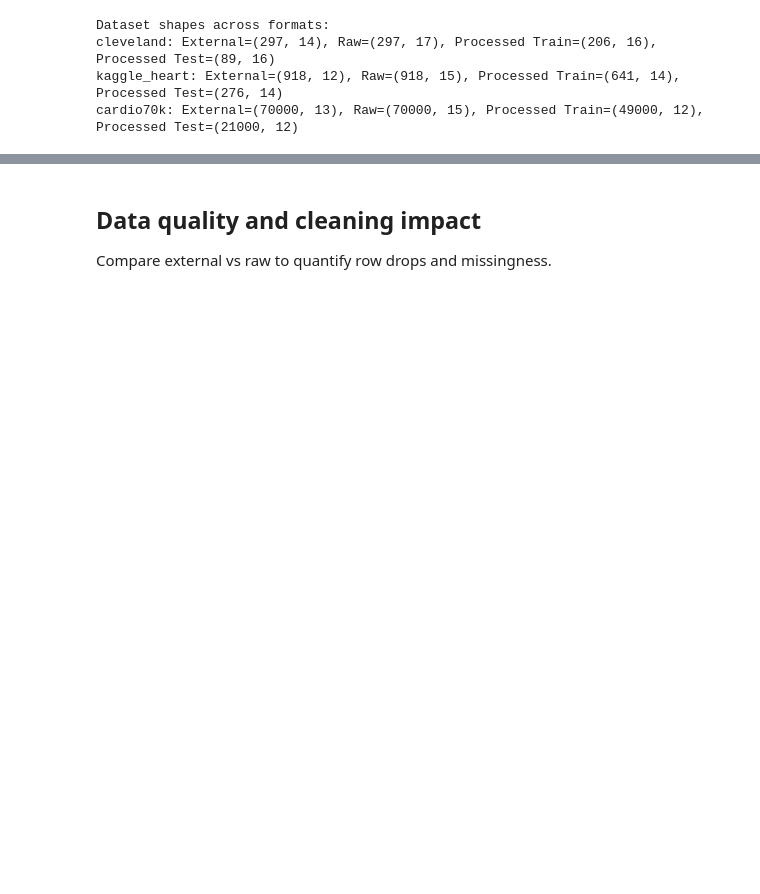
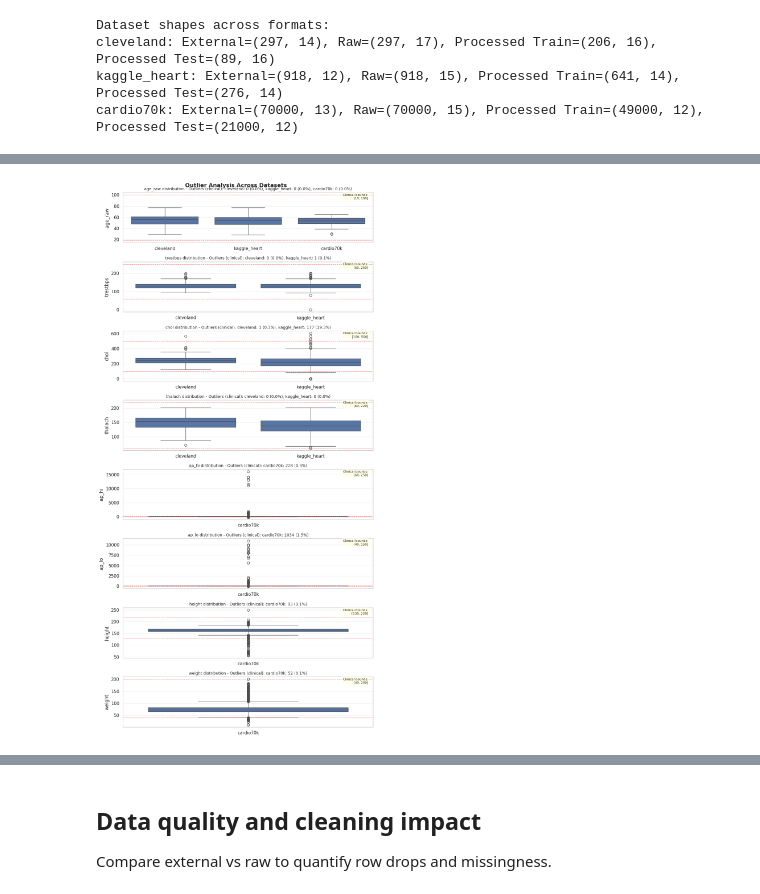
Before and after one commit to UA-Dissertation-Project-107449/FairXAI, a Jupyter notebook: notebooks/cardiac_eda.ipynb, the cells around one changed output, grey strips where cells are left out. Drawn from its saved outputs; the diff is of its cells as text; code cells hidden in the pictures; blank space fills up the shorter version.

```diff
--- a/notebooks/cardiac_eda.ipynb
+++ b/notebooks/cardiac_eda.ipynb
@@ -137,68 +154,36 @@ Lightweight checks to validate age units, basic ranges, and preprocessing availa
 # %%
-cardio_ext = external.get("cardio70k")
-cardio_raw = raw.get("cardio70k")
-cardio_proc = processed.get("cardio70k")
+outlier_datasets = {}
+for name, df in raw.items():
+    df_copy = df.copy()
+    if "age_raw" in df_copy.columns:
+        unit = dataset_age_unit(name)
+        df_copy["age_raw"] = age_to_years(df_copy["age_raw"], unit)
+    outlier_datasets[name] = df_copy
 
-sanity_rows = []
-if cardio_ext is not None:
-    sanity_rows.append({
-        "stage": "external",
-        "rows": len(cardio_ext),
-        "cols": len(cardio_ext.columns),
-        "missing_cells": int(cardio_ext.isna().sum().sum()),
-    })
-if cardio_raw is not None:
-    sanity_rows.append({
-        "stage": "raw",
-        "rows": len(cardio_raw),
-        "cols": len(cardio_raw.columns),
-        "missing_cells": int(cardio_raw.isna().sum().sum()),
-    })
-if cardio_proc is not None:
-    sanity_rows.append({
-        "stage": "processed",
-        "rows": len(cardio_proc.get("train", [])) + len(cardio_proc.get("test", [])),
-        "cols": len(cardio_proc.get("train", [])) if cardio_proc.get("train") is not None else None,
-        "missing_cells": int(cardio_proc.get("train", pd.DataFrame()).isna().sum().sum()) + int(cardio_proc.get("test", pd.DataFrame()).isna().sum().sum()),
-    })
-display(pd.DataFrame(sanity_rows))
+candidate_features = [
+    "age_raw",
+    "trestbps",
+    "chol",
+    "thalach",
+    "ap_hi",
+    "ap_lo",
+    "height",
+    "weight",
+]
+outlier_features = [
+    feature
+    for feature in candidate_features
+    if any(feature in frame.columns for frame in outlier_datasets.values())
+]
 
-if cardio_raw is not None and "age_raw" in cardio_raw.columns:
-    unit = dataset_age_unit("cardio70k")
-    age_years = age_to_years(cardio_raw["age_raw"], unit)
-    age_summary = {
-        "unit": unit,
-        "age_raw_min": float(cardio_raw["age_raw"].min()),
-        "age_raw_max": float(cardio_raw["age_raw"].max()),
-        "age_years_min": float(age_years.min()),
-        "age_years_max": float(age_years.max()),
-        "age_years_mean": float(age_years.mean()),
-    }
-    display(pd.DataFrame([age_summary]))
-
-    outlier_checks = []
-    if {"ap_hi", "ap_lo"}.issubset(cardio_raw.columns):
-        outlier_checks.append({
-            "feature": "ap_hi",
-            "low": int((cardio_raw["ap_hi"] < 60).sum()),
-            "high": int((cardio_raw["ap_hi"] > 250).sum()),
-        })
-        outlier_checks.append({
-            "feature": "ap_lo",
-            "low": int((cardio_raw["ap_lo"] < 40).sum()),
-            "high": int((cardio_raw["ap_lo"] > 150).sum()),
-        })
-    if {"height", "weight"}.issubset(cardio_raw.columns):
-        outlier_checks.append({
-            "feature": "height",
-            "low": int((cardio_raw["height"] < 130).sum()),
-            "high": int((cardio_raw["height"] > 210).sum()),
-        })
-        outlier_checks.append({
-            "feature": "weight",
-            "low": int((cardio_raw["weight"] < 40).sum()),
-            "high": int((cardio_raw["weight"] > 180).sum()),
-        })
-    if outlier_checks:
-        display(pd.DataFrame(outlier_checks))
+if outlier_features:
+    _ = plot_outlier_analysis(
+        datasets=outlier_datasets,
+        features=outlier_features,
+        method="clinical",
+        save_path=fig_path("outlier_analysis") if SAVE_FIGURES else None,
+        show=False,
+    )
+else:
+    print("No supported numeric features found for outlier analysis.")
 # %% [output]
@@ -215,0 +190 @@ if cardio_raw is not None and "age_raw" in cardio_raw.columns:
+[figure, added]
```
Also changed, not shown: parts of 24 cells of this notebook, 7 other files.
